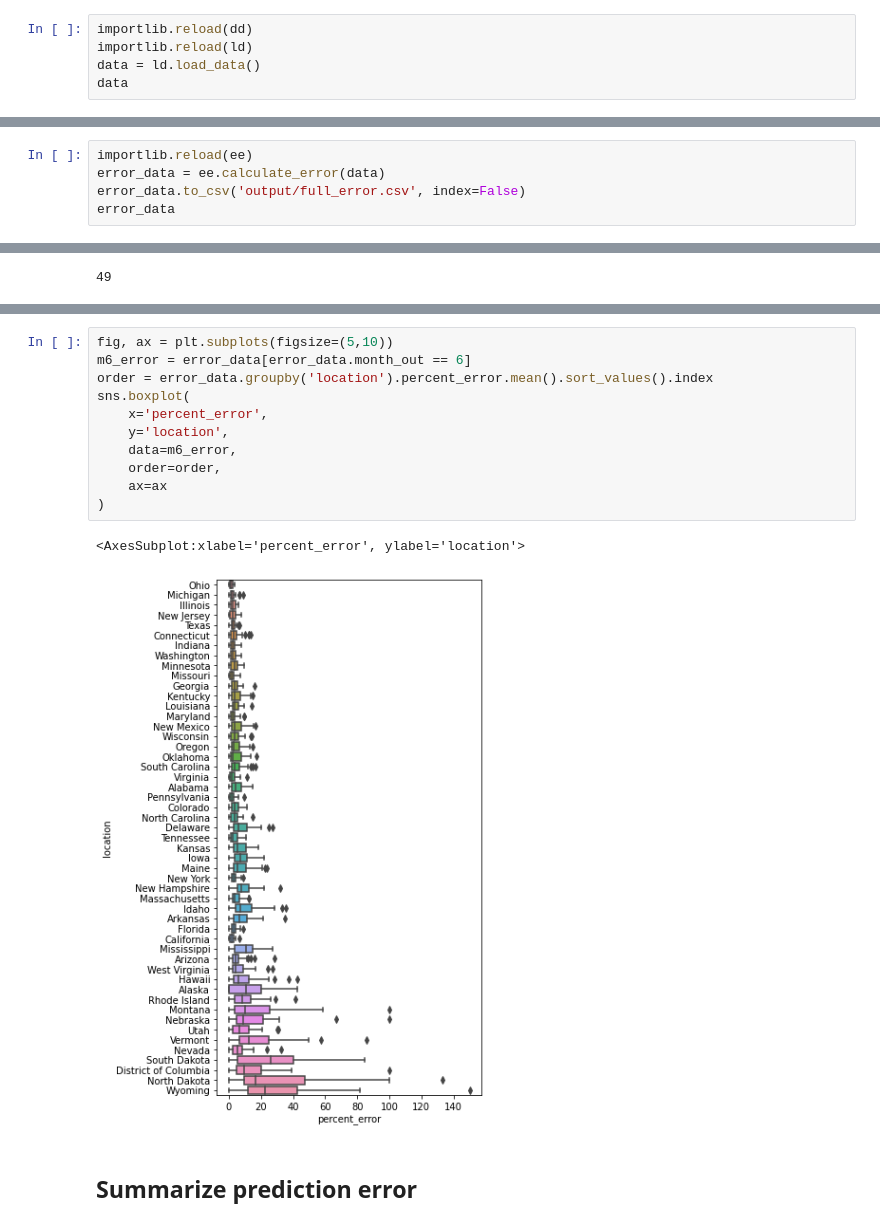
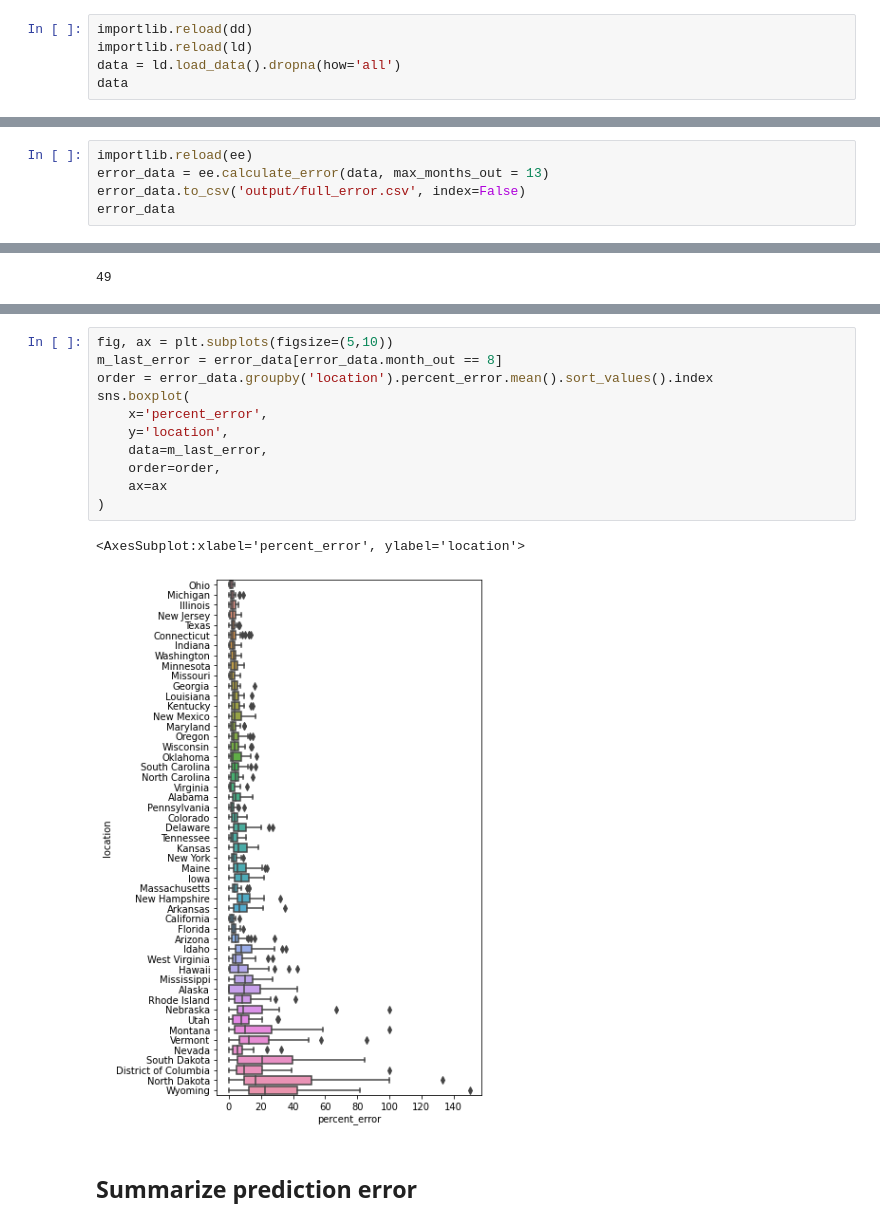
Before and after one commit to akre96/cdc_overdose, a Jupyter notebook: CDC_overdose_monthly_recovery.ipynb, the cells around one changed output, grey strips where cells are left out. Cells and saved outputs as stored; diff of their text form.

```diff
--- a/CDC_overdose_monthly_recovery.ipynb
+++ b/CDC_overdose_monthly_recovery.ipynb
@@ -19,7 +19,7 @@ import scipy.stats as stats
 # %%
 importlib.reload(dd)
 importlib.reload(ld)
-data = ld.load_data()
+data = ld.load_data().dropna(how='all')
 data
 # %% [output]
 |  | timestamp | location | predicted_val | Deaths |
@@ -182,7 +185,7 @@ for loc, loc_data in data.groupby('location'):
 ## Calculate prediction error at n-months out from 11 months of ground truth data used
 # %%
 importlib.reload(ee)
-error_data = ee.calculate_error(data)
+error_data = ee.calculate_error(data, max_months_out = 13)
 error_data.to_csv('output/full_error.csv', index=False)
 error_data
 # %% [output]
@@ -217,17 +227,17 @@ error_data.groupby('month_out').error.describe()
 # %%
 fig, ax = plt.subplots(figsize=(5,10))
-m6_error = error_data[error_data.month_out == 6]
+m_last_error = error_data[error_data.month_out == 8]
 order = error_data.groupby('location').percent_error.mean().sort_values().index
 sns.boxplot(
     x='percent_error',
     y='location',
-    data=m6_error,
+    data=m_last_error,
     order=order,
     ax=ax
 )
 # %% [output]
 <AxesSubplot:xlabel='percent_error', ylabel='location'>
-[figure, old version]
+[figure, new version]
 # %% [markdown]
 ## Summarize prediction error
 # %%
```
Also changed, not shown: parts of 8 cells of this notebook, 1 other file.
